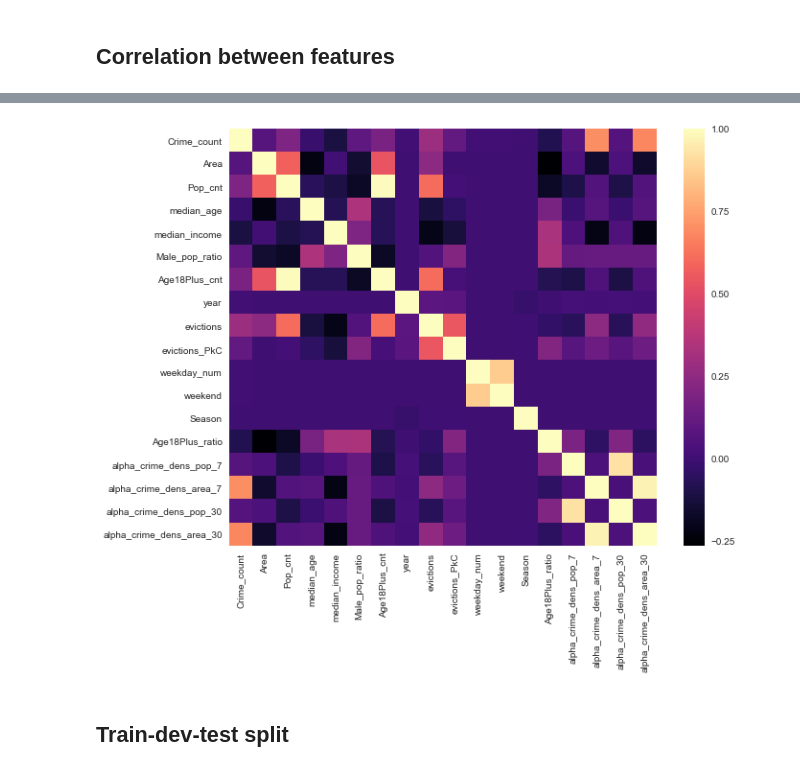
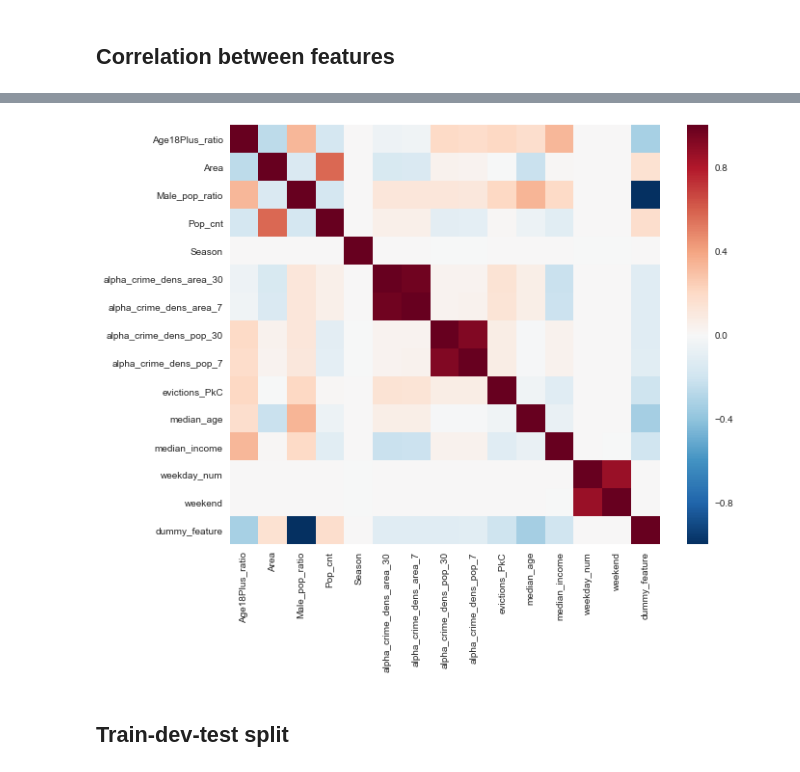
Before and after one commit to perjonasam/Crime_prediction_SF, a Jupyter notebook: Crime_pred_SF.ipynb, the cells around one changed output, grey strips where cells are left out. Drawn from its saved outputs; the diff is of its cells as text; code cells hidden in the pictures.

Commit message:
Improved feature correlation plot

```diff
--- a/Crime_pred_SF.ipynb
+++ b/Crime_pred_SF.ipynb
@@ -646,13 +650,18 @@ plot_temp_crime.plot(ax=ax[3,1], column='Crime_count_norm', cmap=cmap, legend=Tr
 # %%
-corr = crime_data_grd.corr()
+#Adding dummy feature to get full cmap scale (really complicated to solve in sns/matplotlib)
+crime_data_grd['dummy_feature'] = -crime_data_grd['Male_pop_ratio']
+corr = crime_data_grd \
+    .drop(['Crime_count','Age18Plus_cnt', 'evictions','Date','NH','geometry','year'], axis=1) \
+    .corr()
 fig, ax = plt.subplots(figsize=(10,8));
 sns.heatmap(corr,
             xticklabels=corr.columns.values,
             yticklabels=corr.columns.values,
-            cmap=cmap,
+            cmap='RdBu_r',
             ax=ax);
+crime_data_grd = crime_data_grd.drop('dummy_feature', axis=1)
 # %% [output]
-[figure, old version]
+[figure, new version]
 # %% [markdown]
 ## Train-dev-test split
 # %% [markdown]
```
Also changed, not shown: parts of 2 cells of this notebook.
